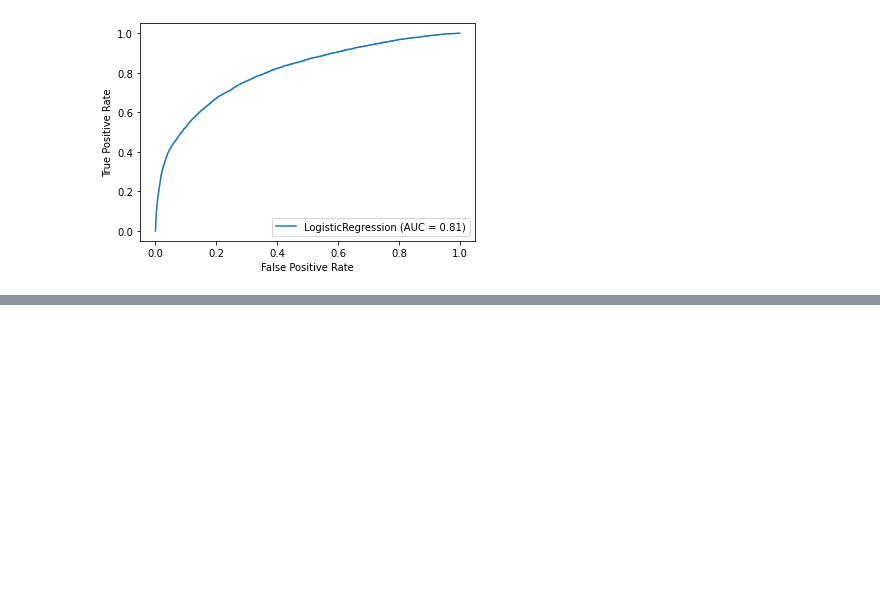
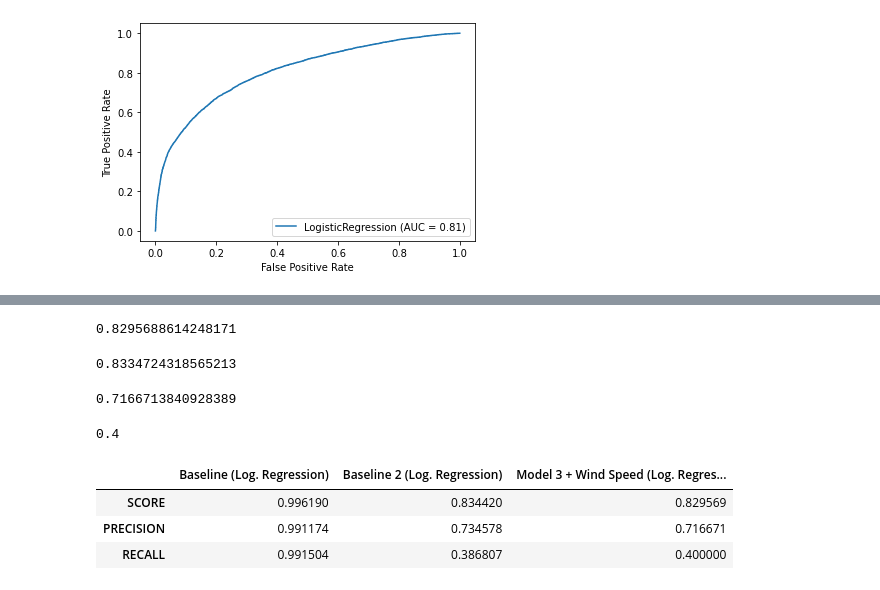
Before and after one commit to luisgzaparolli/processo_cientista, a Jupyter notebook: documented data-scientist project.ipynb, the cells around one changed output, grey strips where cells are left out. Drawn from its saved outputs; the diff is of its cells as text; code cells hidden in the pictures; blank space fills up the shorter version.

```diff
--- a/documented data-scientist project.ipynb
+++ b/documented data-scientist project.ipynb
@@ -540,0 +594,10 @@ list(zip(list(X_2.columns), list(model.coef_[0])))
+# %%
+y = rain_wind.raintomorrow
+
+X_train, X_test, y_train, y_test = train_test_split(X_std, y,
+                                                    test_size = 0.2,
+                                                    random_state = 42)
+
+model.fit(X_train, y_train)
+model.predict(X_train)
+model.predict(X_test)
@@ -540,0 +616,27 @@ list(zip(list(X_2.columns), list(model.coef_[0])))
+# %%
+wind_score = model.score(X_test, y_test)
+wind_score
+# %% [output]
+0.8295688614248171
+# %%
+model.score(X_train, y_train)
+# %% [output]
+0.8334724318565213
+# %%
+wind_precision = precision_score(y_test, model.predict(X_test))
+wind_precision
+# %% [output]
+0.7166713840928389
+# %%
+wind_recall = recall_score(y_test, model.predict(X_test))
+wind_recall
+# %% [output]
+0.4
+# %%
+rain_scores = scores('Model 3 + Wind Speed (Log. Regression)', wind_score, wind_precision, wind_recall)
+rain_scores
+# %% [output]
+|  | Baseline (Log. Regression) | Baseline 2 (Log. Regression) | Model 3 + Wind Speed (Log. Regres... |
+| SCORE | 0.996190 | 0.834420 | 0.829569 |
+| PRECISION | 0.991174 | 0.734578 | 0.716671 |
+| RECALL | 0.991504 | 0.386807 | 0.400000 |
```
Also changed, not shown: parts of 39 cells of this notebook.
